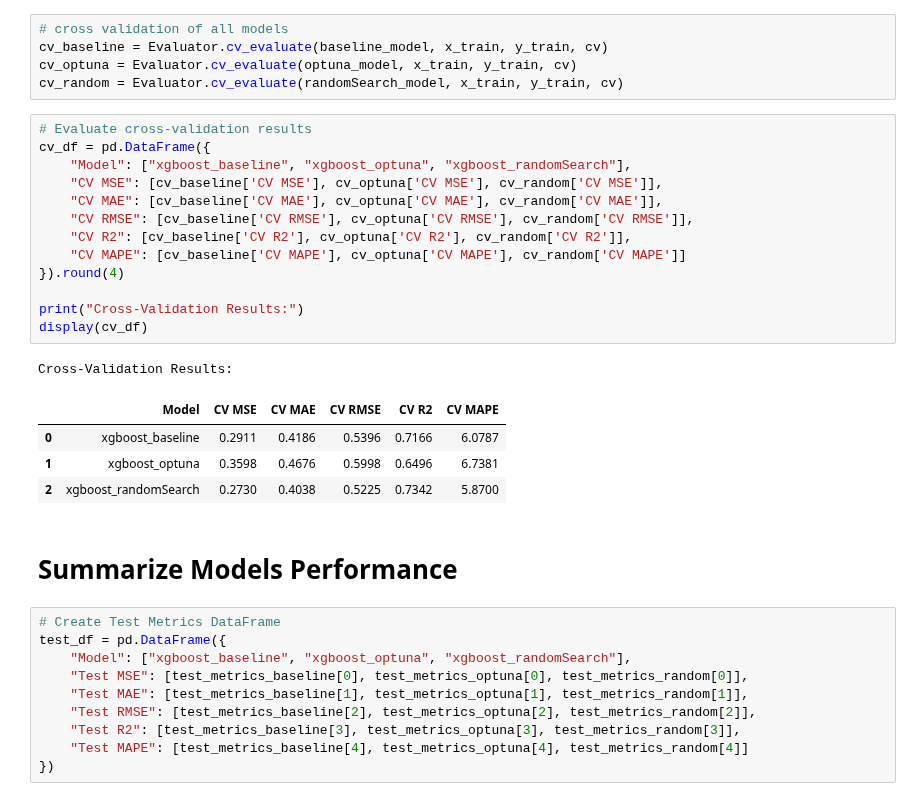
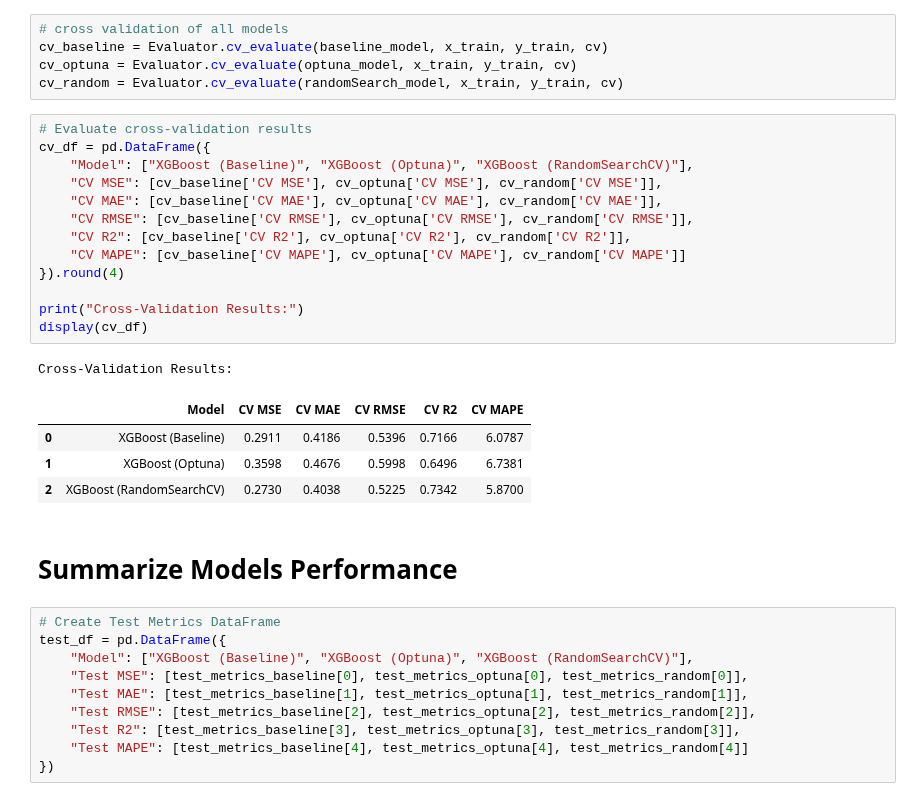
Before and after one commit to tshihab07/Super-Market-Sales-Forecasting, a Jupyter notebook: notebookes/model_XGBoost.ipynb, the cells around one changed output. Cells and saved outputs as stored; diff of their text form.

```diff
--- a/notebookes/model_XGBoost.ipynb
+++ b/notebookes/model_XGBoost.ipynb
@@ -294,28 +294,28 @@ cv_random = Evaluator.cv_evaluate(randomSearch_model, x_train, y_train, cv)
 # %%
 # Evaluate cross-validation results
 cv_df = pd.DataFrame({
-    "Model": ["xgboost_baseline", "xgboost_optuna", "xgboost_randomSearch"],
+    "Model": ["XGBoost (Baseline)", "XGBoost (Optuna)", "XGBoost (RandomSearchCV)"],
     "CV MSE": [cv_baseline['CV MSE'], cv_optuna['CV MSE'], cv_random['CV MSE']],
     "CV MAE": [cv_baseline['CV MAE'], cv_optuna['CV MAE'], cv_random['CV MAE']],
     "CV RMSE": [cv_baseline['CV RMSE'], cv_optuna['CV RMSE'], cv_random['CV RMSE']],
     "CV R2": [cv_baseline['CV R2'], cv_optuna['CV R2'], cv_random['CV R2']],
     "CV MAPE": [cv_baseline['CV MAPE'], cv_optuna['CV MAPE'], cv_random['CV MAPE']]
 }).round(4)
 
 print("Cross-Validation Results:")
 display(cv_df)
 # %% [output]
 Cross-Validation Results:
 |  | Model | CV MSE | CV MAE | CV RMSE | CV R2 | CV MAPE |
-| 0 | xgboost_baseline | 0.2911 | 0.4186 | 0.5396 | 0.7166 | 6.0787 |
-| 1 | xgboost_optuna | 0.3598 | 0.4676 | 0.5998 | 0.6496 | 6.7381 |
-| 2 | xgboost_randomSearch | 0.2730 | 0.4038 | 0.5225 | 0.7342 | 5.8700 |
+| 0 | XGBoost (Baseline) | 0.2911 | 0.4186 | 0.5396 | 0.7166 | 6.0787 |
+| 1 | XGBoost (Optuna) | 0.3598 | 0.4676 | 0.5998 | 0.6496 | 6.7381 |
+| 2 | XGBoost (RandomSearchCV) | 0.2730 | 0.4038 | 0.5225 | 0.7342 | 5.8700 |
 # %% [markdown]
 # Summarize Models Performance
 # %%
 # Create Test Metrics DataFrame
 test_df = pd.DataFrame({
-    "Model": ["xgboost_baseline", "xgboost_optuna", "xgboost_randomSearch"],
+    "Model": ["XGBoost (Baseline)", "XGBoost (Optuna)", "XGBoost (RandomSearchCV)"],
     "Test MSE": [test_metrics_baseline[0], test_metrics_optuna[0], test_metrics_random[0]],
     "Test MAE": [test_metrics_baseline[1], test_metrics_optuna[1], test_metrics_random[1]],
     "Test RMSE": [test_metrics_baseline[2], test_metrics_optuna[2], test_metrics_random[2]],
```
Also changed, not shown: parts of 5 cells of this notebook.
